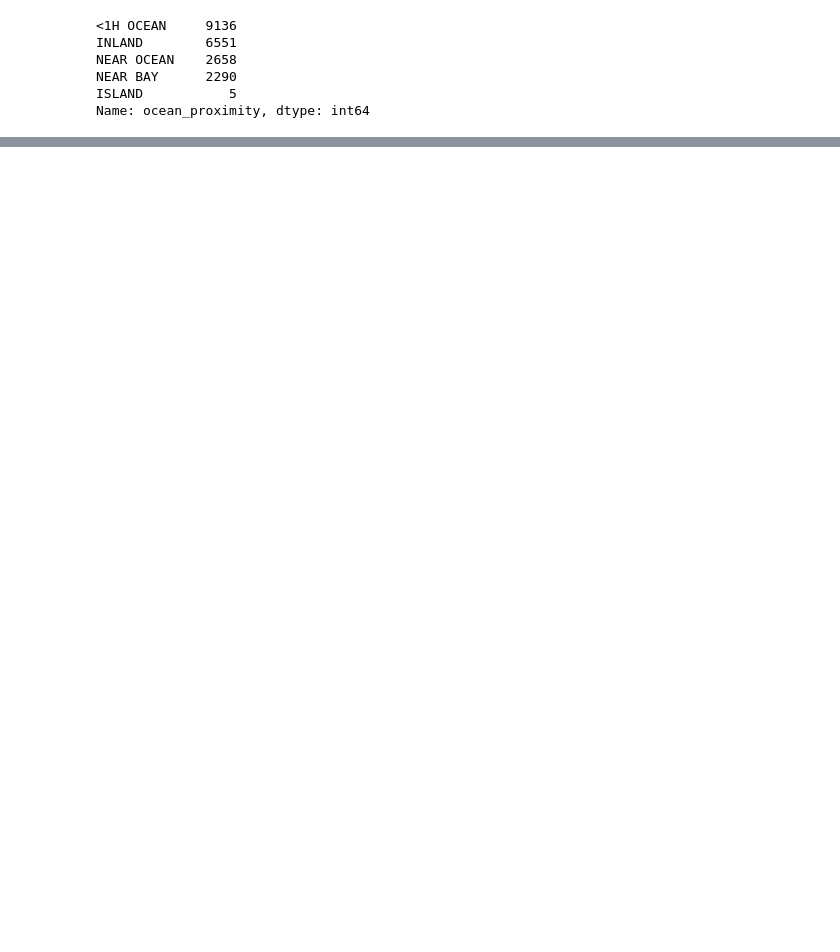
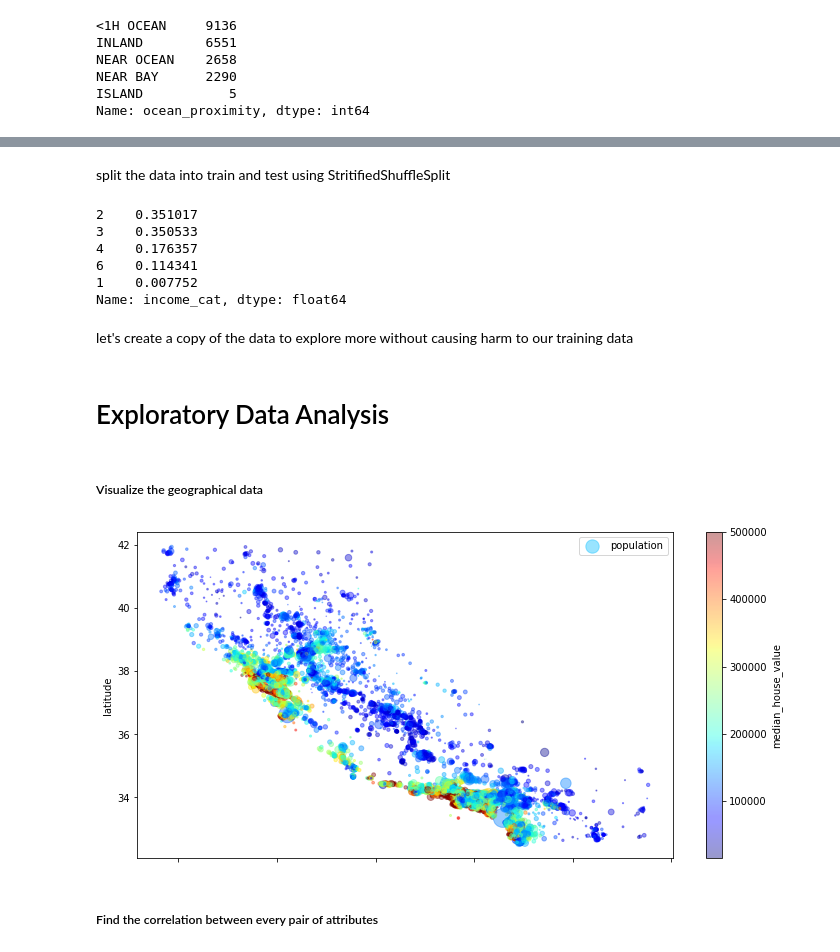
Before and after one commit to sharmas1ddharth/Housing-price-prediction, a Jupyter notebook: Notebooks/housing_price_prediction.ipynb, the cells around one changed output, grey strips where cells are left out. Saved outputs shown, nothing was run; the diff lists cells and outputs as text; code cells hidden in the pictures; blank space fills up the shorter version.

```diff
--- a/Notebooks/housing_price_prediction.ipynb
+++ b/Notebooks/housing_price_prediction.ipynb
@@ -74 +108,34 @@ data['income_cat'].hist()
 [figure]
+# %% [markdown]
+split the data into train and test using StritifiedShuffleSplit
+# %%
+split = StratifiedShuffleSplit(n_splits=1, test_size=0.2, random_state=42)
+for train_index, test_index in split.split(data, data['income_cat']):
+    train_data = data.loc[train_index]
+    test_data = data.loc[test_index]
+# %%
+test_data['income_cat'].value_counts()/len(test_data)
+# %% [output]
+2    0.351017
+3    0.350533
+4    0.176357
+6    0.114341
+1    0.007752
+Name: income_cat, dtype: float64
+# %% [markdown]
+let's create a copy of the data to explore more without causing harm to our training data
+# %%
+housing = train_data.copy()
+# %% [markdown]
+# Exploratory Data Analysis
+# %% [markdown]
+##### Visualize the geographical data
+# %%
+housing.plot(kind='scatter', x='longitude', y='latitude', alpha=0.4,
+            s=housing['population']/100, label='population', c='median_house_value',
+             cmap='jet', colorbar=True, figsize=(12, 6))
+plt.legend();
+# %% [output]
+[figure, added]
+# %% [markdown]
+##### Find the correlation between every pair of attributes
```
Also changed, not shown: parts of 17 cells of this notebook, 6 other files.
